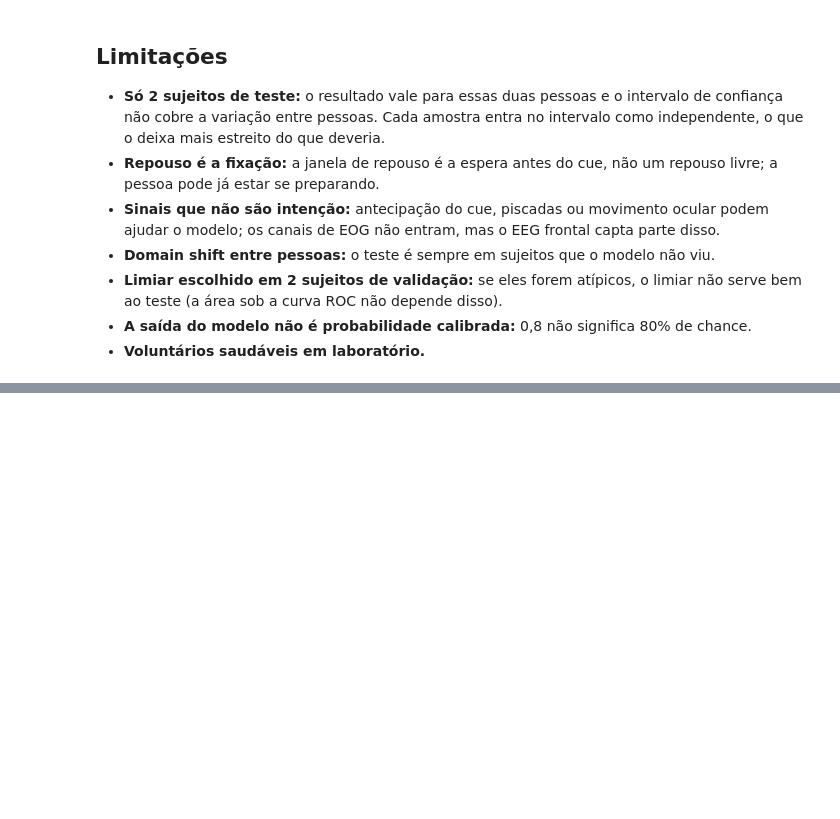
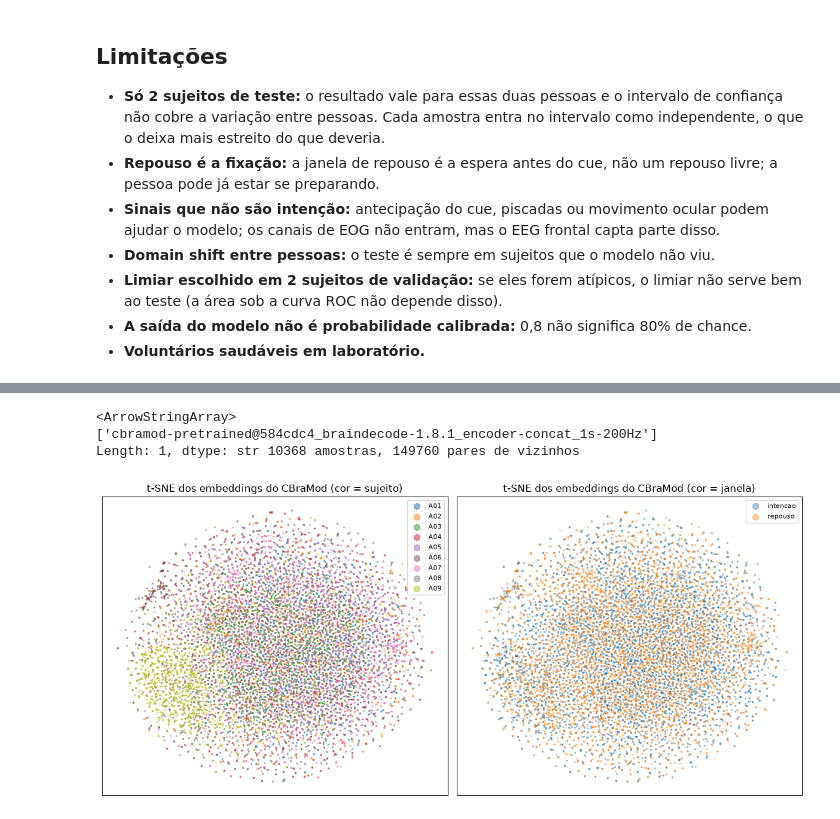
Before and after one commit to kafb04/data-engineering-multimodal-ai, a Jupyter notebook: notebooks/02_modelo_2a.ipynb, the cells around one changed output, grey strips where cells are left out. Saved outputs shown, nothing was run; the diff lists cells and outputs as text; code cells hidden in the pictures; blank space fills up the shorter version.

```diff
--- a/notebooks/02_modelo_2a.ipynb
+++ b/notebooks/02_modelo_2a.ipynb
@@ -407,0 +429,22 @@ summary.round(4)
+# %%
+for table in ["fact_embedding", "fact_neighbor"]:
+    con.sql(f"CREATE VIEW {table} AS SELECT * FROM '{(data_dir / 'embeddings').as_posix()}/{table}.parquet'")
+emb = con.sql("SELECT * FROM fact_embedding").df()
+neighbor = con.sql("SELECT * FROM fact_neighbor").df()
+print(emb["model_version"].unique(), len(emb), "amostras,", len(neighbor), "pares de vizinhos")
+
+fig, axes = plt.subplots(1, 2, figsize=(12, 5.5))
+for subject, g in emb.groupby("subject_id"):
+    axes[0].scatter(g["tsne_x"], g["tsne_y"], s=2, alpha=0.5, label=subject)
+for window, g in emb.groupby("window"):
+    axes[1].scatter(g["tsne_x"], g["tsne_y"], s=2, alpha=0.4, label=window)
+for ax, title in zip(axes, ["cor = sujeito", "cor = janela"]):
+    ax.set_title(f"t-SNE dos embeddings do CBraMod ({title})")
+    ax.set_xticks([]), ax.set_yticks([])
+    ax.legend(markerscale=5, fontsize=8)
+plt.tight_layout()
+# %% [output]
+<ArrowStringArray>
+['cbramod-pretrained@584cdc4_braindecode-1.8.1_encoder-concat_1s-200Hz']
+Length: 1, dtype: str 10368 amostras, 149760 pares de vizinhos
+[figure, added]
```
Also changed, not shown: parts of 11 cells of this notebook, 7 other files.
